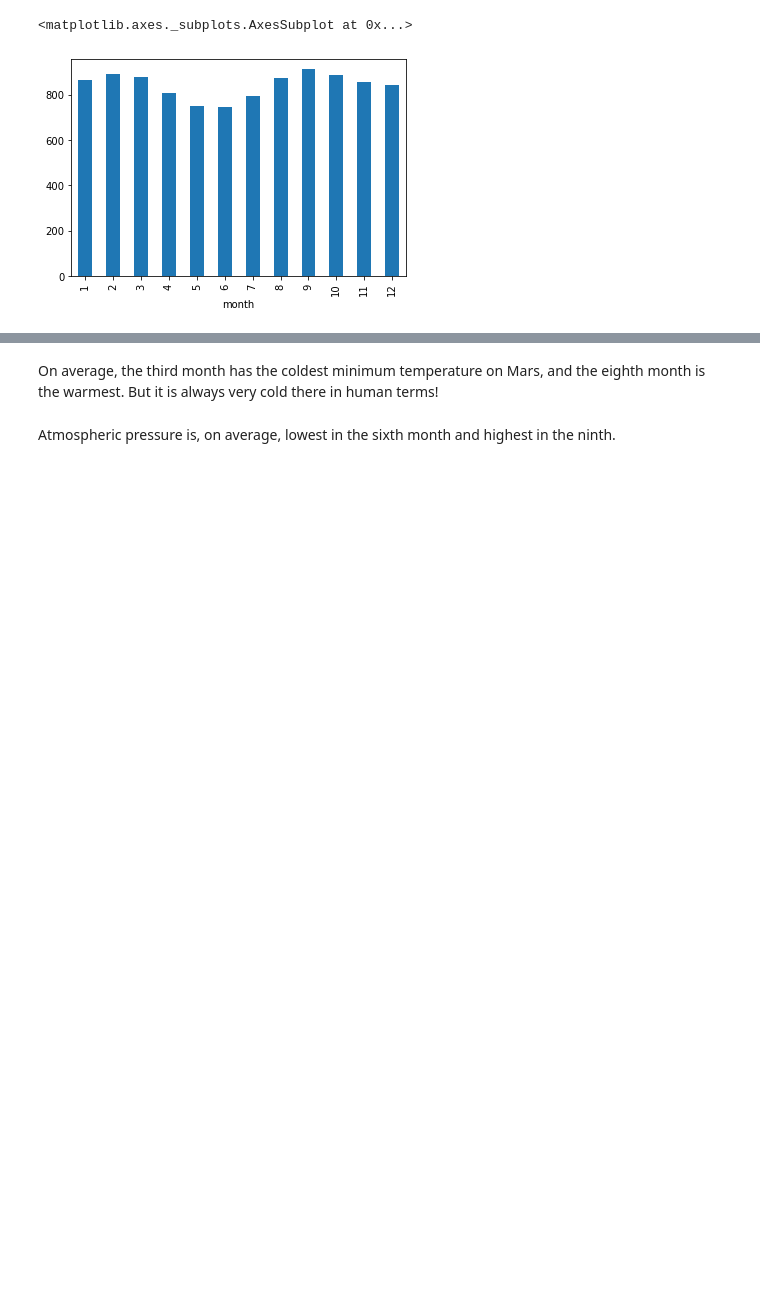
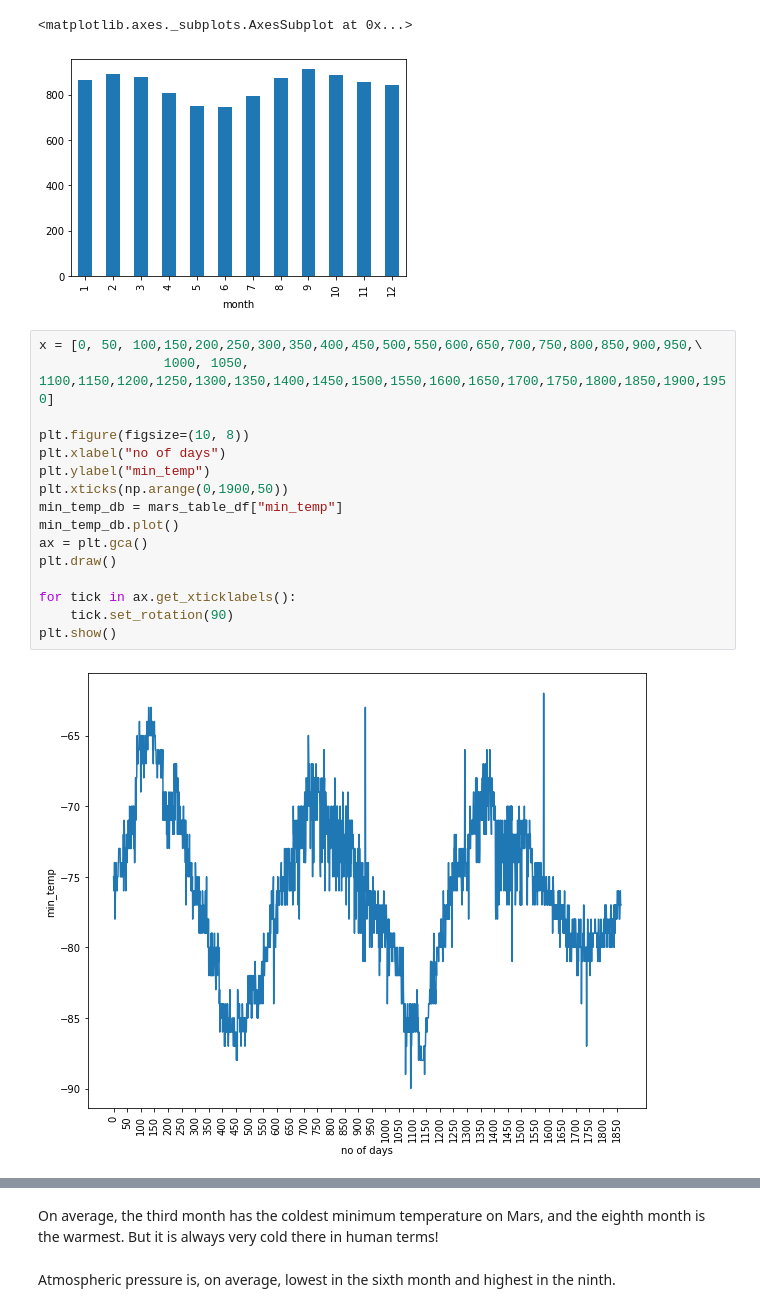
Before and after one commit to shwetajain1022/data-collection-challenge, a Jupyter notebook: part_2_mars_weather.ipynb, the cells around one changed output, grey strips where cells are left out. Cells and saved outputs as stored; diff of their text form; blank space fills up the shorter version.

```diff
--- a/part_2_mars_weather.ipynb
+++ b/part_2_mars_weather.ipynb
@@ -251,4 +252,22 @@ avg_pressure_by_months.plot.bar()
 # %% [output]
 <matplotlib.axes._subplots.AxesSubplot at 0x...>
 [figure]
+# %%
+x = [0, 50, 100,150,200,250,300,350,400,450,500,550,600,650,700,750,800,850,900,950,\
+                1000, 1050, 1100,1150,1200,1250,1300,1350,1400,1450,1500,1550,1600,1650,1700,1750,1800,1850,1900,1950]
+
+plt.figure(figsize=(10, 8))
+plt.xlabel("no of days")
+plt.ylabel("min_temp")
+plt.xticks(np.arange(0,1900,50))
+min_temp_db = mars_table_df["min_temp"]
+min_temp_db.plot()
+ax = plt.gca()
+plt.draw()
+
+for tick in ax.get_xticklabels():
+    tick.set_rotation(90)
+plt.show()
+# %% [output]
+[figure, added]
 # %%
```
Also changed, not shown: parts of 2 cells of this notebook.
